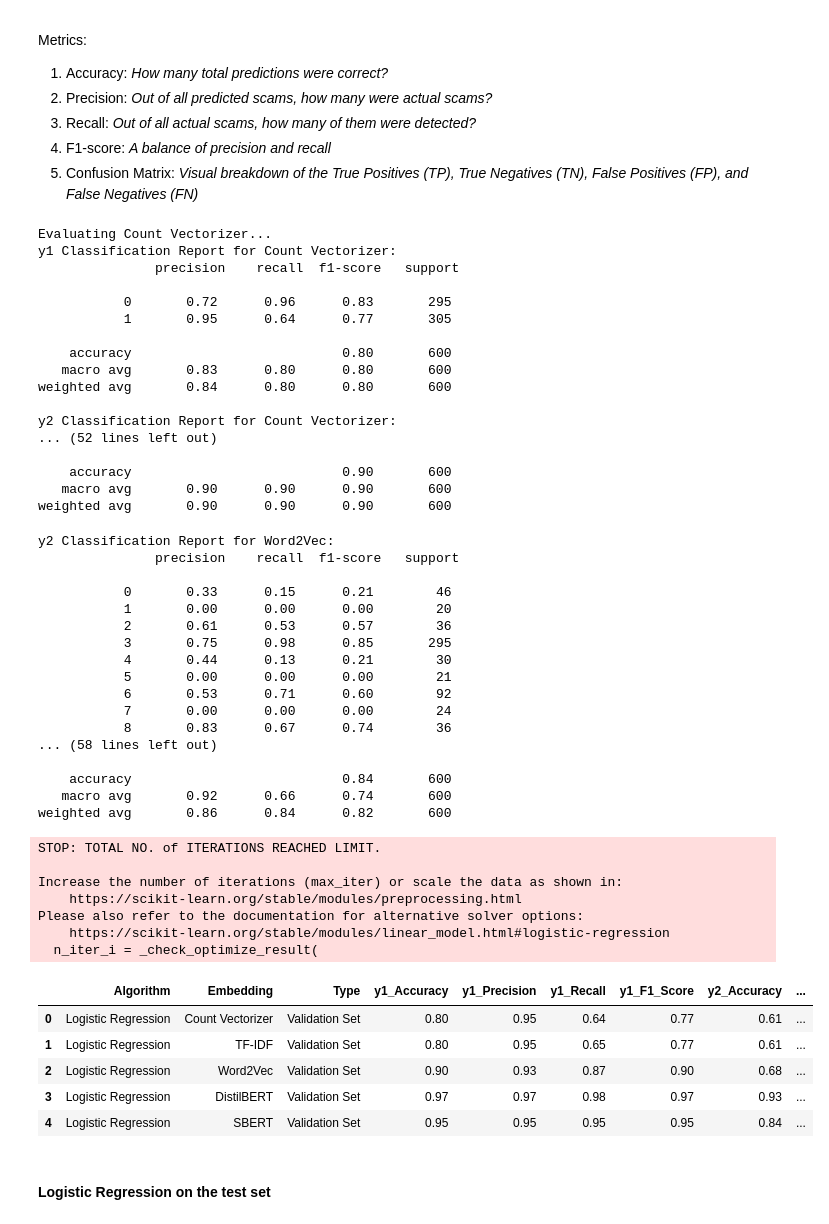
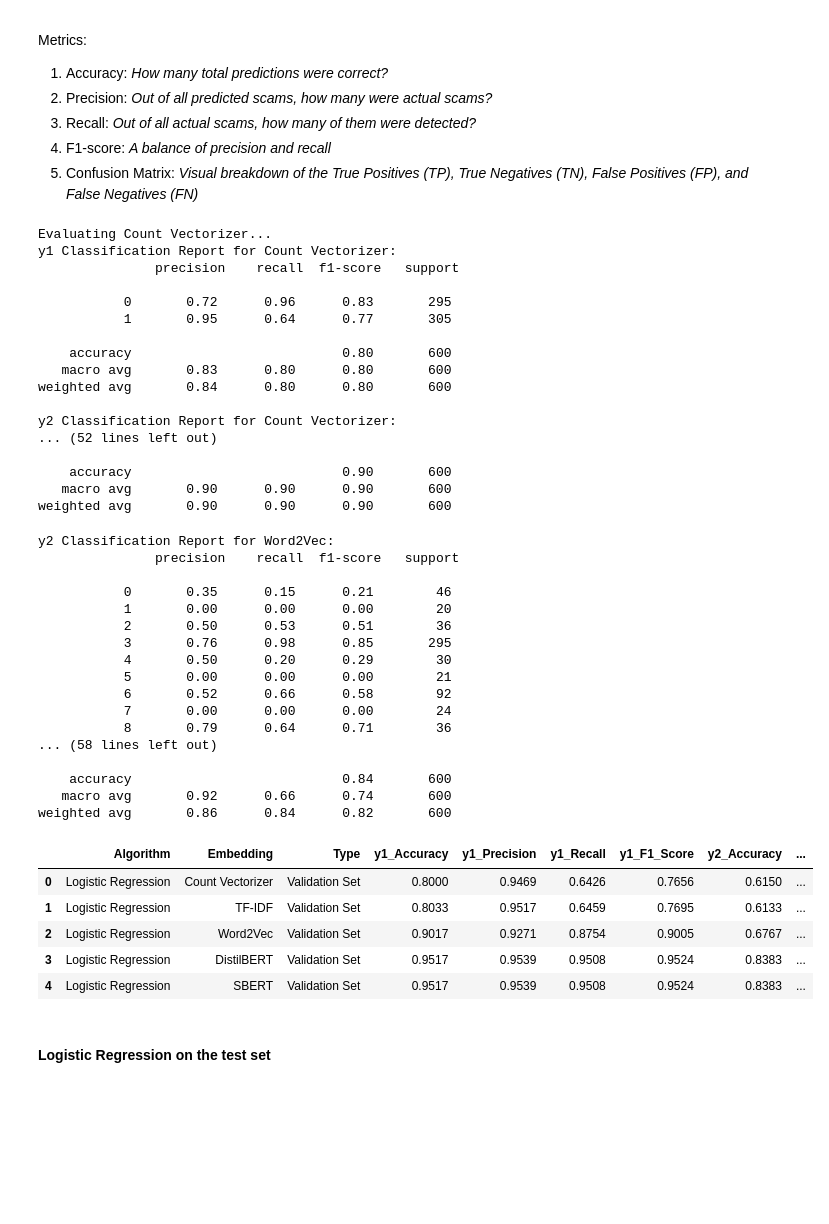
Before and after one commit to junxianyong/INF2008_P1-08, a Jupyter notebook: scam_detection/scam_detection.ipynb, the cells around one changed output. Drawn from its saved outputs; the diff is of its cells as text; code cells hidden in the pictures; blank space fills up the shorter version.

```diff
--- a/scam_detection/scam_detection.ipynb
+++ b/scam_detection/scam_detection.ipynb
@@ -18,7 +18,7 @@ import time
 
 # Set this to True if you want to use pre-saved embeddings for BERT & SBERT
 # As BERT/SBERT embeddings are very slow to generate if on CPU (~15+ minutes)
-use_saved_embeddings = False
+use_saved_embeddings = True
 # %% [markdown]
 ## 1. Load the Data 📥
 # %%
@@ -332,8 +331,8 @@ Sentence BERT is a modification of the BERT architecture that generates semantic
 from sentence_transformers import SentenceTransformer
 
 if use_saved_embeddings:
-    X_distil_bert = np.load("sbert_embeddings.npy")
-    print("Loaded saved embeddings:", X_distil_bert.shape)
+    X_sbert = np.load("sbert_embeddings.npy")
+    print("Loaded saved embeddings:", X_sbert.shape)
 else:
     # Load pre-trained SBERT model
     sbert_model = SentenceTransformer('all-MiniLM-L6-v2')
@@ -756,10 +757,10 @@ for embedding, data in embedding_data.items():
 
         # Store results in the row with unique column names
         row[f"Type"] = "Validation Set"
-        row[f"{label_name}_Accuracy"] = round(accuracy, 2)
-        row[f"{label_name}_Precision"] = round(precision, 2)
-        row[f"{label_name}_Recall"] = round(recall, 2)
-        row[f"{label_name}_F1_Score"] = round(f1, 2)
+        row[f"{label_name}_Accuracy"] = round(accuracy, 4)
+        row[f"{label_name}_Precision"] = round(precision, 4)
+        row[f"{label_name}_Recall"] = round(recall, 4)
+        row[f"{label_name}_F1_Score"] = round(f1, 4)
 
     # Append row to results list
     results.append(row)
@@ -776,51 +777,44 @@ results_df
 # %% [output]
 Evaluating Count Vectorizer...
 y1 Classification Report for Count Vectorizer:
                precision    recall  f1-score   support
 
            0       0.72      0.96      0.83       295
            1       0.95      0.64      0.77       305
 
     accuracy                           0.80       600
    macro avg       0.83      0.80      0.80       600
 weighted avg       0.84      0.80      0.80       600
 
 y2 Classification Report for Count Vectorizer:
 ... (52 lines left out)
 
     accuracy                           0.90       600
    macro avg       0.90      0.90      0.90       600
 weighted avg       0.90      0.90      0.90       600
 y2 Classification Report for Word2Vec:
                precision    recall  f1-score   support
 
-           0       0.33      0.15      0.21        46
+           0       0.35      0.15      0.21        46
            1       0.00      0.00      0.00        20
-           2       0.61      0.53      0.57        36
-           3       0.75      0.98      0.85       295
-           4       0.44      0.13      0.21        30
+           2       0.50      0.53      0.51        36
+           3       0.76      0.98      0.85       295
+           4       0.50      0.20      0.29        30
            5       0.00      0.00      0.00        21
-           6       0.53      0.71      0.60        92
+           6       0.52      0.66      0.58        92
            7       0.00      0.00      0.00        24
-           8       0.83      0.67      0.74        36
+           8       0.79      0.64      0.71        36
 ... (58 lines left out)
 
     accuracy                           0.84       600
    macro avg       0.92      0.66      0.74       600
 weighted avg       0.86      0.84      0.82       600
-STOP: TOTAL NO. of ITERATIONS REACHED LIMIT.
-
-Increase the number of iterations (max_iter) or scale the data as shown in:
-    https://scikit-learn.org/stable/modules/preprocessing.html
-Please also refer to the documentation for alternative solver options:
-    https://scikit-learn.org/stable/modules/linear_model.html#logistic-regression
-  n_iter_i = _check_optimize_result(
 |  | Algorithm | Embedding | Type | y1_Accuracy | y1_Precision | y1_Recall | y1_F1_Score | y2_Accuracy | ... |
-| 0 | Logistic Regression | Count Vectorizer | Validation Set | 0.80 | 0.95 | 0.64 | 0.77 | 0.61 | ... |
-| 1 | Logistic Regression | TF-IDF | Validation Set | 0.80 | 0.95 | 0.65 | 0.77 | 0.61 | ... |
-| 2 | Logistic Regression | Word2Vec | Validation Set | 0.90 | 0.93 | 0.87 | 0.90 | 0.68 | ... |
-| 3 | Logistic Regression | DistilBERT | Validation Set | 0.97 | 0.97 | 0.98 | 0.97 | 0.93 | ... |
-| 4 | Logistic Regression | SBERT | Validation Set | 0.95 | 0.95 | 0.95 | 0.95 | 0.84 | ... |
+| 0 | Logistic Regression | Count Vectorizer | Validation Set | 0.8000 | 0.9469 | 0.6426 | 0.7656 | 0.6150 | ... |
+| 1 | Logistic Regression | TF-IDF | Validation Set | 0.8033 | 0.9517 | 0.6459 | 0.7695 | 0.6133 | ... |
+| 2 | Logistic Regression | Word2Vec | Validation Set | 0.9017 | 0.9271 | 0.8754 | 0.9005 | 0.6767 | ... |
+| 3 | Logistic Regression | DistilBERT | Validation Set | 0.9517 | 0.9539 | 0.9508 | 0.9524 | 0.8383 | ... |
+| 4 | Logistic Regression | SBERT | Validation Set | 0.9517 | 0.9539 | 0.9508 | 0.9524 | 0.8383 | ... |
 # %% [markdown]
 #### Logistic Regression on the test set
 # %% [markdown]
```
Also changed, not shown: parts of 29 cells of this notebook, 1 other file.
